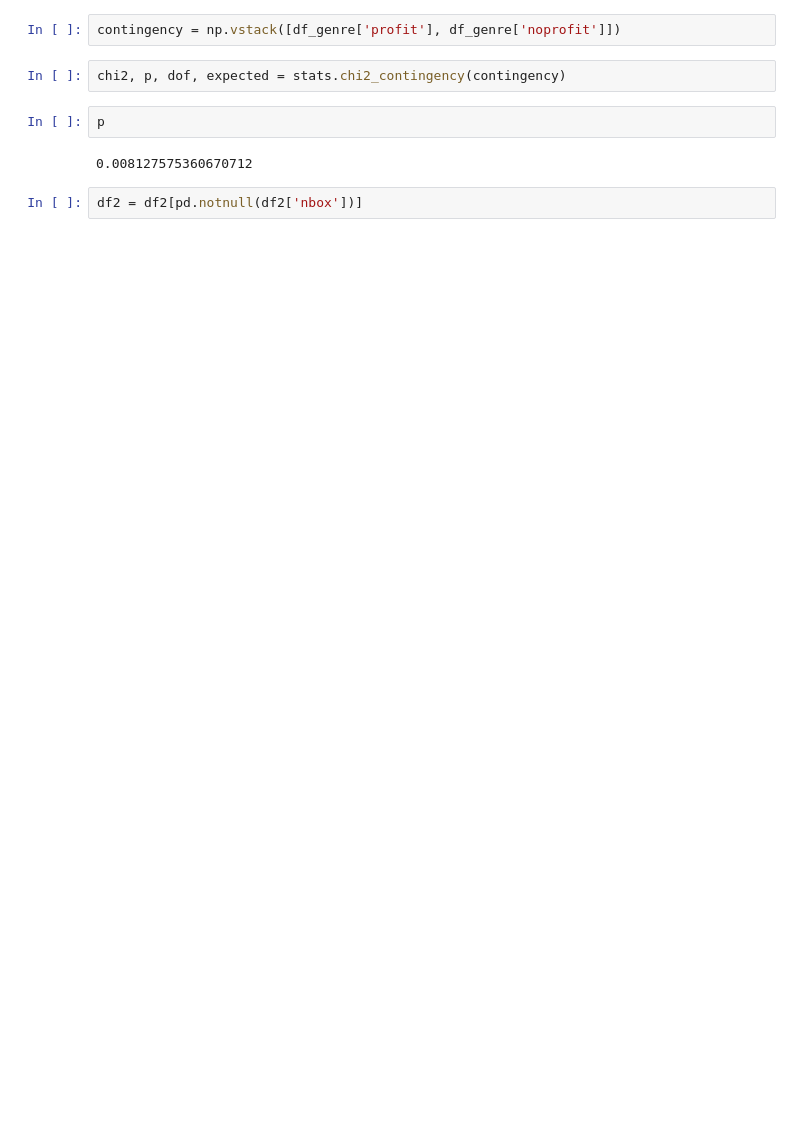
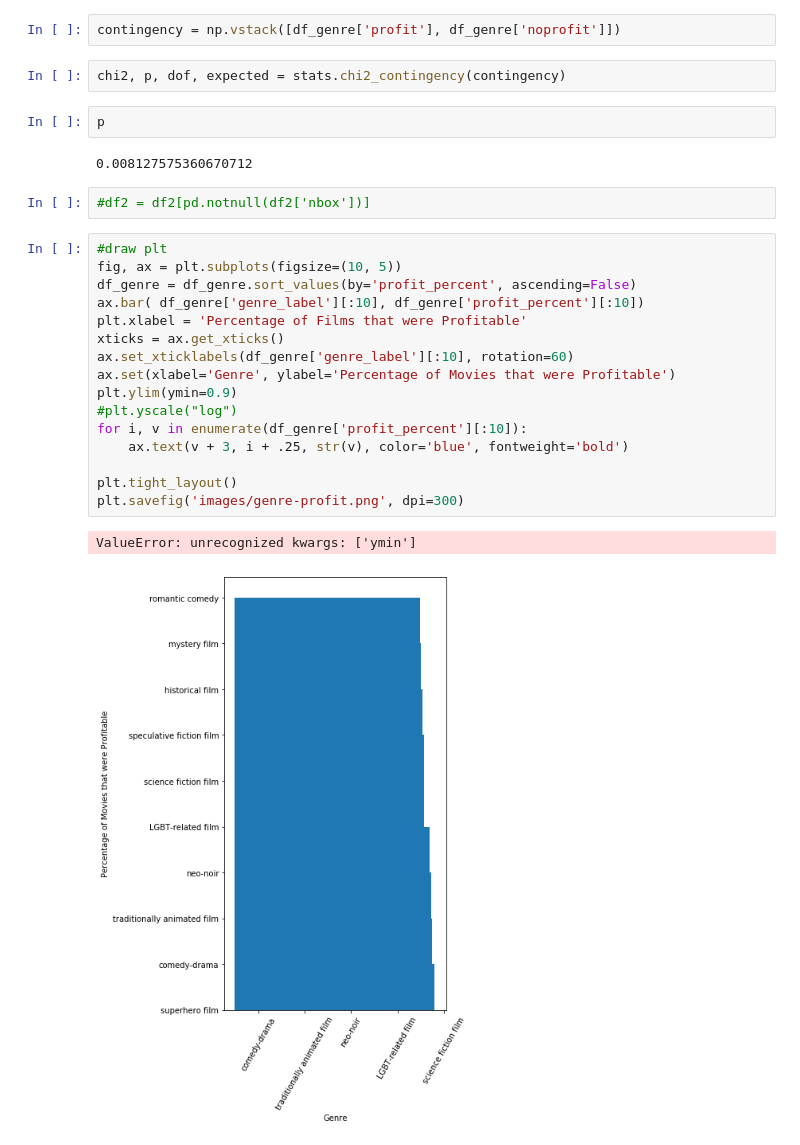
Before and after one commit to parmj/movie_data_analysis, a Jupyter notebook: Genre_Profit_Notebook.ipynb, the cells around one changed output. Cells and saved outputs as stored; diff of their text form; blank space fills up the shorter version.

```diff
--- a/Genre_Profit_Notebook.ipynb
+++ b/Genre_Profit_Notebook.ipynb
@@ -67,4 +67,23 @@ p
 # %% [output]
 0.008127575360670712
 # %%
-df2 = df2[pd.notnull(df2['nbox'])]
+#df2 = df2[pd.notnull(df2['nbox'])]
+# %%
+#draw plt
+fig, ax = plt.subplots(figsize=(10, 5))
+df_genre = df_genre.sort_values(by='profit_percent', ascending=False)
+ax.bar( df_genre['genre_label'][:10], df_genre['profit_percent'][:10])
+plt.xlabel = 'Percentage of Films that were Profitable'
+xticks = ax.get_xticks()
+ax.set_xticklabels(df_genre['genre_label'][:10], rotation=60)
+ax.set(xlabel='Genre', ylabel='Percentage of Movies that were Profitable')
+plt.ylim(ymin=0.9)
+#plt.yscale("log")
+for i, v in enumerate(df_genre['profit_percent'][:10]):
+    ax.text(v + 3, i + .25, str(v), color='blue', fontweight='bold')
+
+plt.tight_layout()
+plt.savefig('images/genre-profit.png', dpi=300)
+# %% [output]
+ValueError: unrecognized kwargs: ['ymin']
+[figure, added]
```
Also changed, not shown: parts of 2 cells of this notebook, 6 other files.
